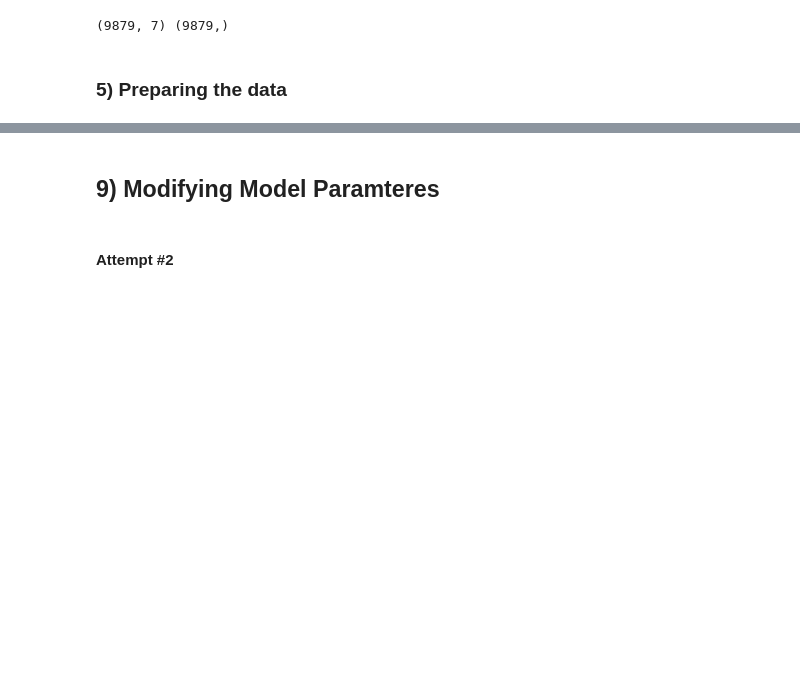
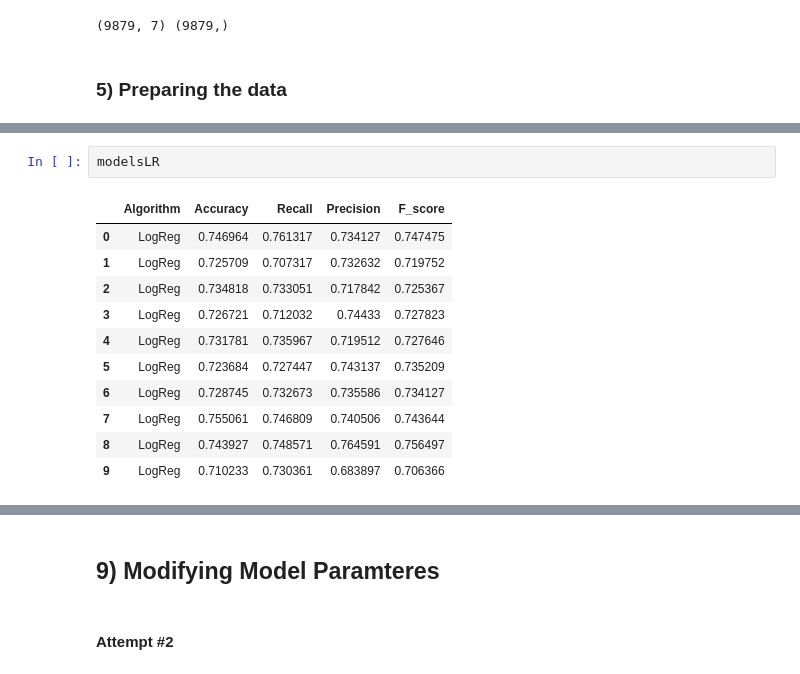
Before and after one commit to Asabe041/devoir1CSI4506, a Jupyter notebook: LeagueOfLegendsMLNoteBook.ipynb, the cells around one changed output, grey strips where cells are left out. Cells and saved outputs as stored; diff of their text form; blank space fills up the shorter version.

```diff
--- a/LeagueOfLegendsMLNoteBook.ipynb
+++ b/LeagueOfLegendsMLNoteBook.ipynb
@@ -599,0 +584,14 @@ models
+# %%
+modelsLR
+# %% [output]
+|  | Algorithm | Accuracy | Recall | Precision | F_score |
+| 0 | LogReg | 0.746964 | 0.761317 | 0.734127 | 0.747475 |
+| 1 | LogReg | 0.725709 | 0.707317 | 0.732632 | 0.719752 |
+| 2 | LogReg | 0.734818 | 0.733051 | 0.717842 | 0.725367 |
+| 3 | LogReg | 0.726721 | 0.712032 | 0.74433 | 0.727823 |
+| 4 | LogReg | 0.731781 | 0.735967 | 0.719512 | 0.727646 |
+| 5 | LogReg | 0.723684 | 0.727447 | 0.743137 | 0.735209 |
+| 6 | LogReg | 0.728745 | 0.732673 | 0.735586 | 0.734127 |
+| 7 | LogReg | 0.755061 | 0.746809 | 0.740506 | 0.743644 |
+| 8 | LogReg | 0.743927 | 0.748571 | 0.764591 | 0.756497 |
+| 9 | LogReg | 0.710233 | 0.730361 | 0.683897 | 0.706366 |
```
Also changed, not shown: parts of 34 cells of this notebook.
